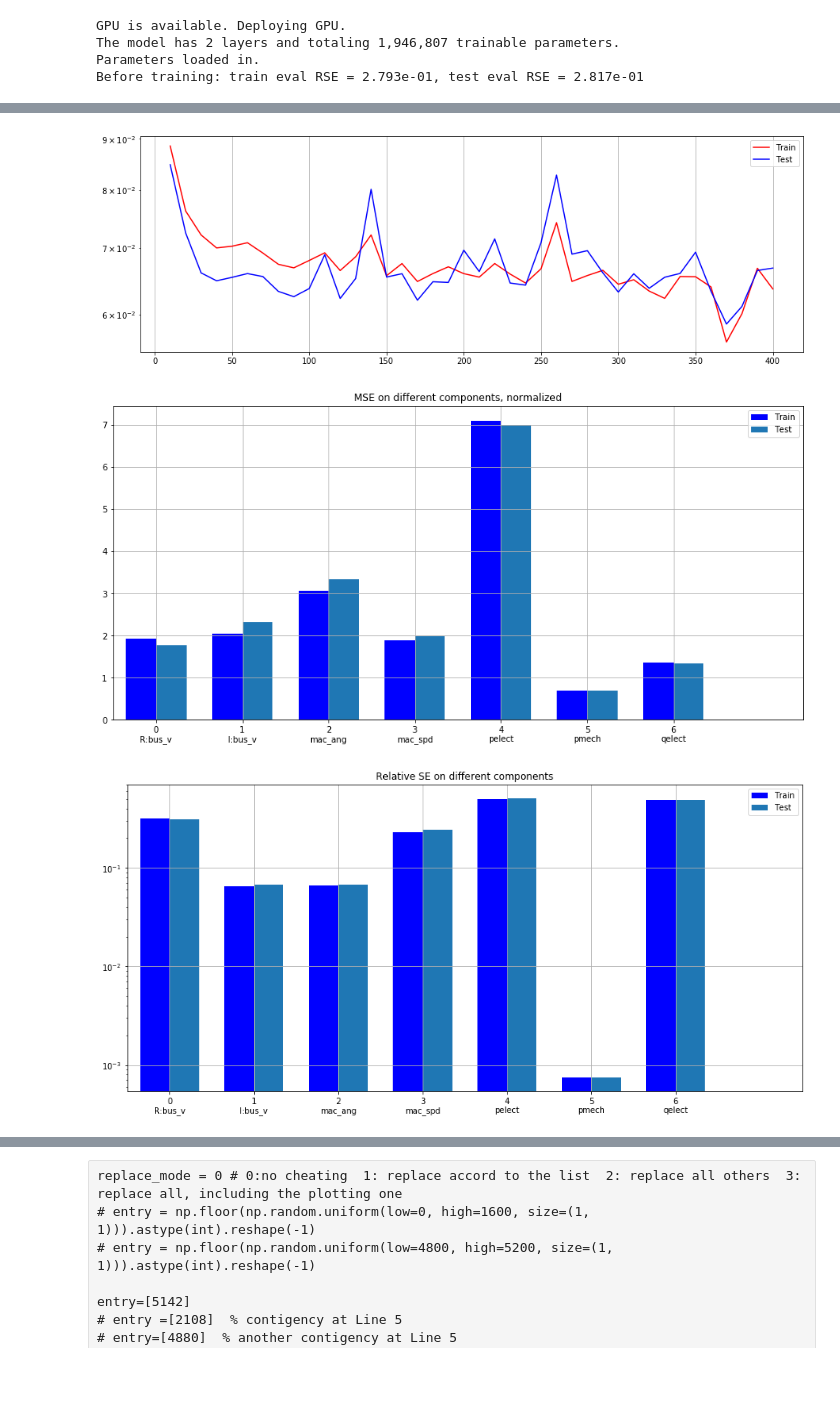
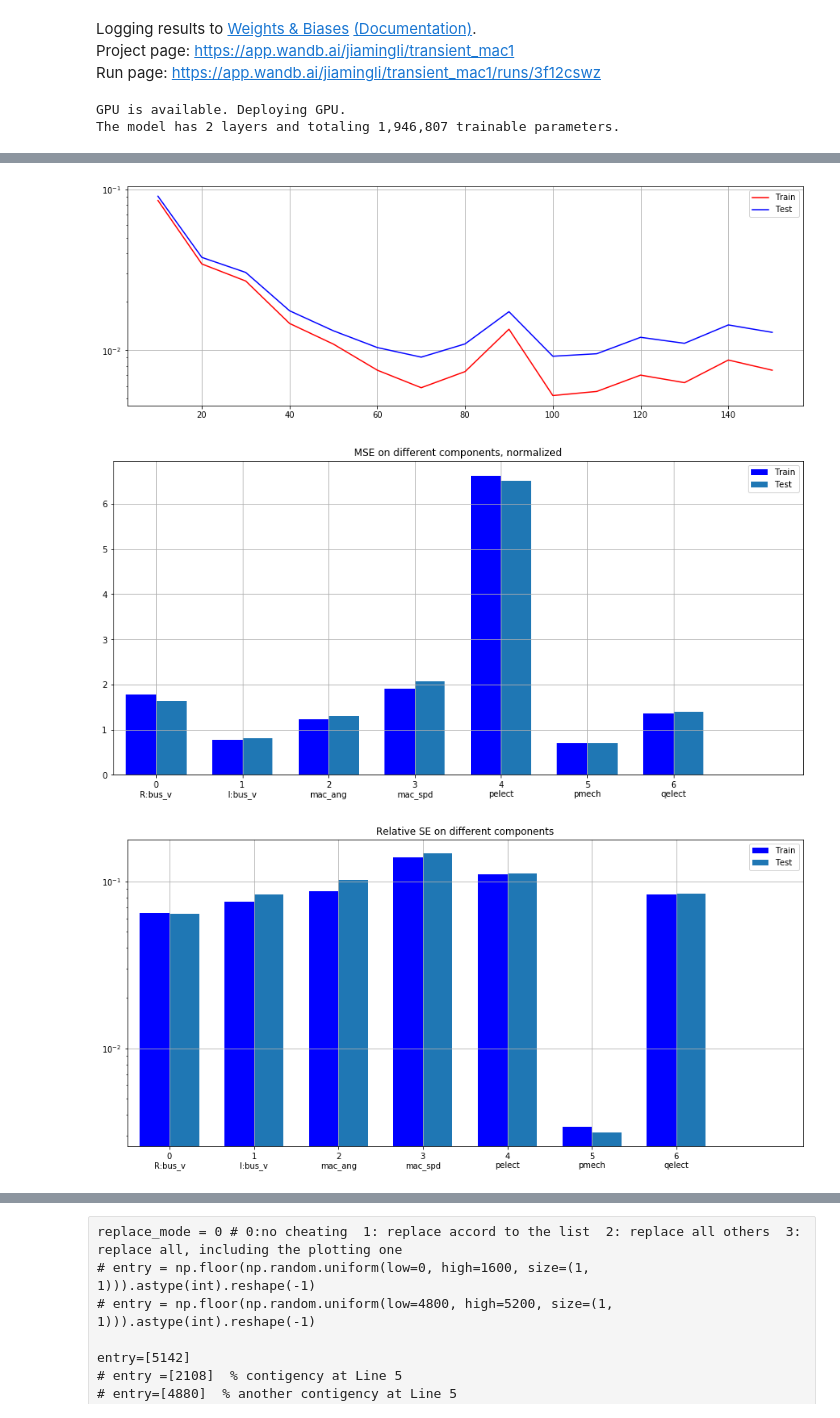
Before and after one commit to nhlijiaming/transient_mac1, a Jupyter notebook: mac1_tuning.ipynb, the cells around one changed output, grey strips where cells are left out. Drawn from its saved outputs; the diff is of its cells as text; code cells hidden in the pictures; blank space fills up the shorter version.

```diff
--- a/mac1_tuning.ipynb
+++ b/mac1_tuning.ipynb
@@ -7,23 +7,27 @@ import numpy as np
 import time
 import torch
 
-use_wandb = False
+use_wandb = True
 if use_wandb:
     import wandb, os
     os.environ['WANDB_NOTEBOOK_NAME'] = 'RNN_polar.ipynb'
-    wandb.init(project="transient", notes="")
-    wandb.run.name = 'Full_2_400'
+    wandb.init(project="transient_mac1", notes="")
+    wandb.run.name = 'intp10_2_400_random_start'
+# %% [output]
+Logging results to Weights & Biases (Documentation).
+Project page: https://app.wandb.ai/jiamingli/transient_mac1
+Run page: https://app.wandb.ai/jiamingli/transient_mac1/runs/3f12cswz
 # %%
 from mac1 import Machine1
 
-mac1 = Machine1(n_layers=2, hidden_dim=400,n_training_sample=1600, data_len=600, batchsize=200)
+mac1 = Machine1(n_layers=2, hidden_dim=1600, n_training_sample=400, data_len=700, batchsize=200, data_interpolation_rate=5)
 
 def count_parameters(model):
     return sum(p.numel() for p in model.parameters() if p.requires_grad)
 print(f'The model has {mac1.model.n_layers} layers and totaling {count_parameters(mac1.model):,} trainable parameters.')
 
 # load_file = '6_22_2020.pt'
-load_file = 'saved_models/txfxwfte/400.pt'
+# load_file = 'saved_models/txfxwfte/400.pt'
 # load_file = 'wandb/run-20200610_141648-sm4rtc9t/model.pt'
 if 'load_file' in locals():
     mac1.load_pretrained(load_file)
@@ -48,13 +52,11 @@ if use_wandb:
 # %% [output]
 GPU is available. Deploying GPU.
 The model has 2 layers and totaling 1,946,807 trainable parameters.
-Parameters loaded in.
-Before training: train eval RSE = 2.793e-01, test eval RSE = 2.817e-01
 # %%
 #### %matplotlib inline
 start_time = time.time()
 trained_epochs = mac1.trained_epochs
-train_for_epochs = 0
+train_for_epochs = 2000
 for i in range(trained_epochs, trained_epochs+train_for_epochs):
     mac1.train_for_one_epoch()
 
@@ -81,8 +83,6 @@ for i in range(trained_epochs, trained_epochs+train_for_epochs):
         torch.save({'model_state_dict':mac1.model.state_dict(), 'optimizer_state_dict': mac1.optimizer.state_dict(), 'epoch': i, 'loss_curve':mac1.loss_curve}, 'saved_models/{:s}/{:d}.pt'.format(wandb.run.id, i))
 
 print('Training process took {:.1f} mins.'.format((time.time()-start_time)/60))
-
-# mac1.train(200)
 
 if len(mac1.loss_curve) > 0:
     plt.figure(0, figsize=(15, 5))
@@ -139,4 +149,4 @@ Overall: 0.28173780945927546
-[figure, old version]
+[figure, new version]
 # %%
 # torch.save({'model_state_dict':mac1.model.state_dict(), 'optimizer_state_dict': mac1.optimizer.state_dict(), 'epoch': mac1.trained_epochs, 'loss_curve':mac1.loss_curve}, '6_23_2020.pt')
 
@@ -189,8 +199,8 @@ plt.yscale('log')
 plt.title('Relative SE on different components')
 plt.show()
 # %% [output]
-[figure, old version]
+[figure, new version]
-[figure, old version]
+[figure, new version]
 # %%
 
 # entry = np.floor(np.random.uniform(low=0, high=1600, size=(1, 1))).astype(int).reshape(-1)
```
Also changed, not shown: parts of 2 cells of this notebook, 2 other files.
